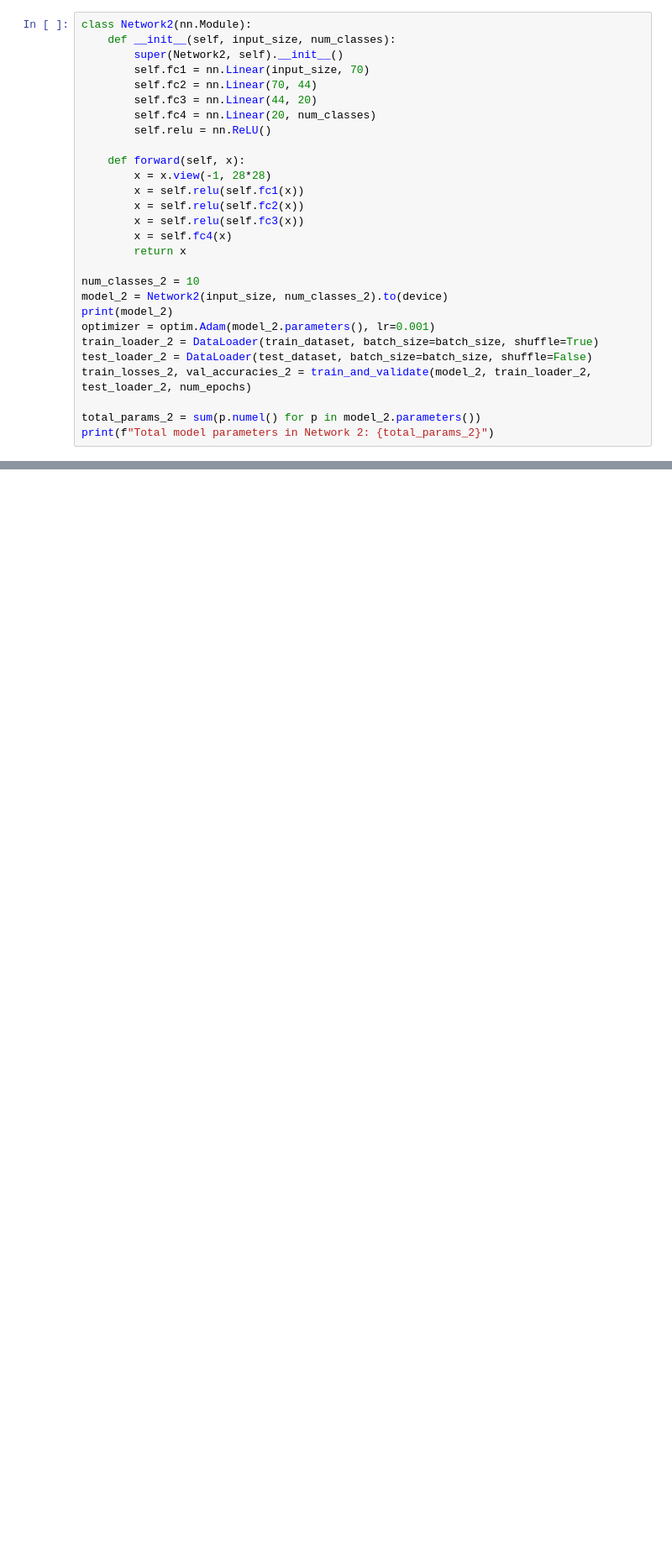
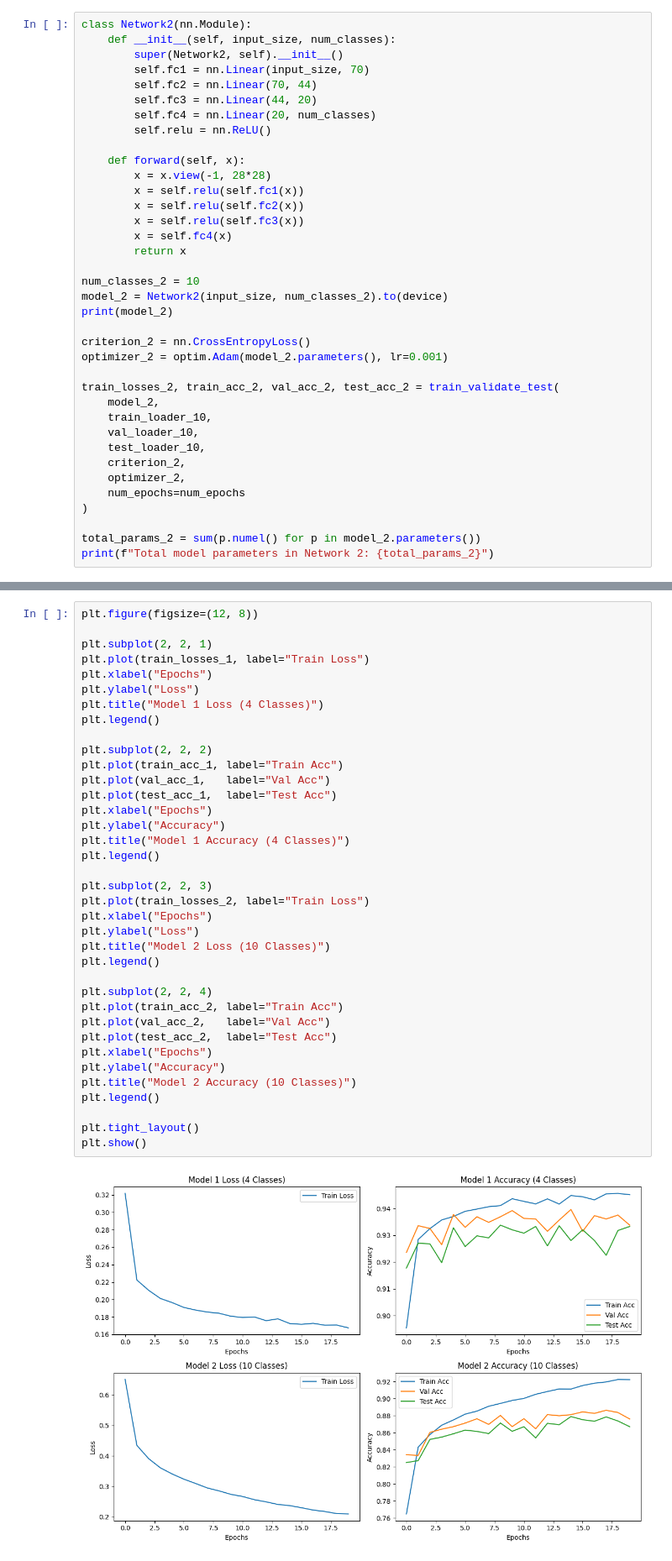
Before and after one commit to RaneemIbra/DeepLearning_NLP, a Jupyter notebook: DL/DL_HW1.ipynb, the cells around one changed output, grey strips where cells are left out. Shown at 84% size. Saved outputs shown, nothing was run; the diff lists cells and outputs as text; blank space fills up the shorter version.

```diff
--- a/DL/DL_HW1.ipynb
+++ b/DL/DL_HW1.ipynb
@@ -443,10 +570,19 @@ class Network2(nn.Module):
 num_classes_2 = 10
 model_2 = Network2(input_size, num_classes_2).to(device)
 print(model_2)
-optimizer = optim.Adam(model_2.parameters(), lr=0.001)
-train_loader_2 = DataLoader(train_dataset, batch_size=batch_size, shuffle=True)
-test_loader_2 = DataLoader(test_dataset, batch_size=batch_size, shuffle=False)
-train_losses_2, val_accuracies_2 = train_and_validate(model_2, train_loader_2, test_loader_2, num_epochs)
+
+criterion_2 = nn.CrossEntropyLoss()
+optimizer_2 = optim.Adam(model_2.parameters(), lr=0.001)
+
+train_losses_2, train_acc_2, val_acc_2, test_acc_2 = train_validate_test(
+    model_2,
+    train_loader_10,
+    val_loader_10,
+    test_loader_10,
+    criterion_2,
+    optimizer_2,
+    num_epochs=num_epochs
+)
 
 total_params_2 = sum(p.numel() for p in model_2.parameters())
 print(f"Total model parameters in Network 2: {total_params_2}")
@@ -496,0 +612,39 @@ plt.show()
+# %%
+plt.figure(figsize=(12, 8))
+
+plt.subplot(2, 2, 1)
+plt.plot(train_losses_1, label="Train Loss")
+plt.xlabel("Epochs")
+plt.ylabel("Loss")
+plt.title("Model 1 Loss (4 Classes)")
+plt.legend()
+
+plt.subplot(2, 2, 2)
+plt.plot(train_acc_1, label="Train Acc")
+plt.plot(val_acc_1,   label="Val Acc")
+plt.plot(test_acc_1,  label="Test Acc")
+plt.xlabel("Epochs")
+plt.ylabel("Accuracy")
+plt.title("Model 1 Accuracy (4 Classes)")
+plt.legend()
+
+plt.subplot(2, 2, 3)
+plt.plot(train_losses_2, label="Train Loss")
+plt.xlabel("Epochs")
+plt.ylabel("Loss")
+plt.title("Model 2 Loss (10 Classes)")
+plt.legend()
+
+plt.subplot(2, 2, 4)
+plt.plot(train_acc_2, label="Train Acc")
+plt.plot(val_acc_2,   label="Val Acc")
+plt.plot(test_acc_2,  label="Test Acc")
+plt.xlabel("Epochs")
+plt.ylabel("Accuracy")
+plt.title("Model 2 Accuracy (10 Classes)")
+plt.legend()
+
+plt.tight_layout()
+plt.show()
+# %% [output]
+[figure, added]
```
Also changed, not shown: parts of 12 cells of this notebook.
